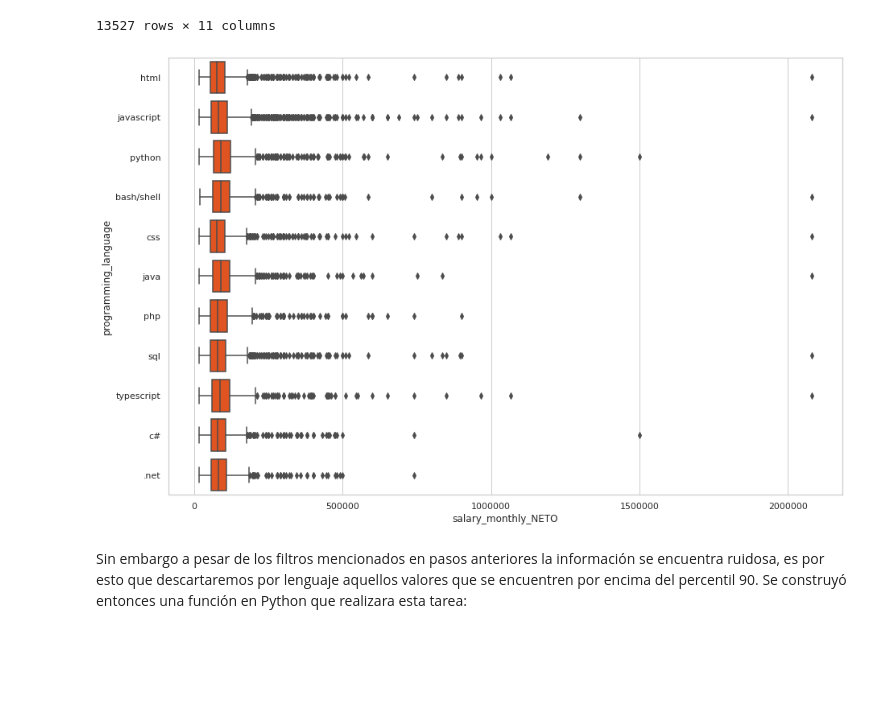
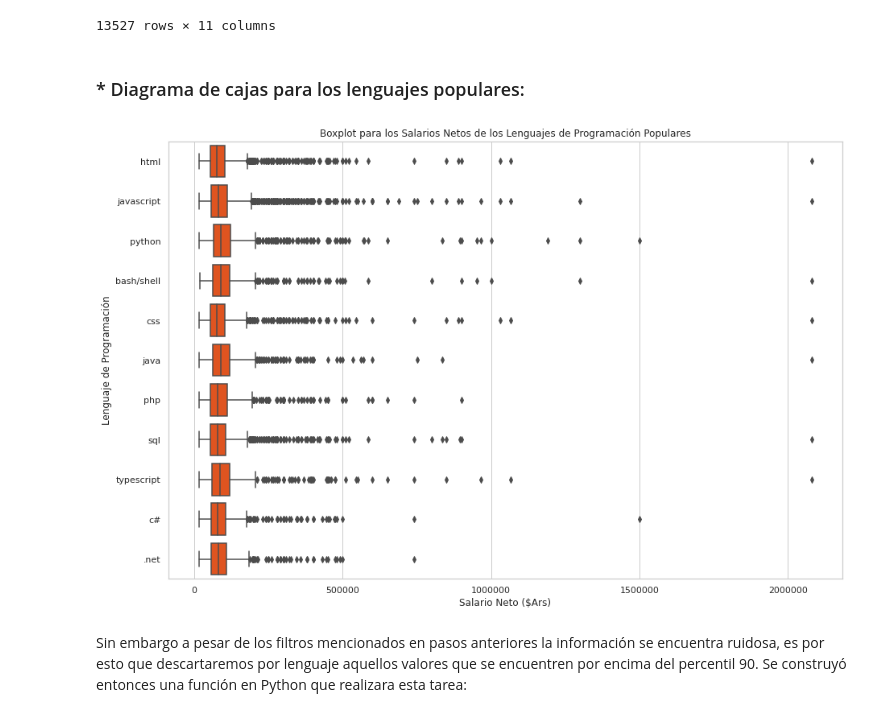
Before and after one commit to argennof/Data_A-V_2022, a Jupyter notebook: Grupo_24_Entregable_Parte_1.ipynb, the cells around one changed output. Cells and saved outputs as stored; diff of their text form; code cells hidden in the pictures; blank space fills up the shorter version.

```diff
--- a/Grupo_24_Entregable_Parte_1.ipynb
+++ b/Grupo_24_Entregable_Parte_1.ipynb
@@ -374,14 +382,17 @@ filtered_df_lang
 | 6090 | php | .NET, C#, COBOL, CSS, HTML, Javas... | 97000.0 | 99000.0 | ... |
 | 6090 | sql | .NET, C#, COBOL, CSS, HTML, Javas... | 97000.0 | 99000.0 | ... |
 13527 rows × 11 columns
+# %% [markdown]
+### * Diagrama de cajas para los lenguajes populares:
 # %%
 seaborn.set_theme(style="whitegrid")
 plt.figure(figsize=(15, 10))
 seaborn.boxplot(data=filtered_df_lang, x='salary_monthly_NETO', y='programming_language',
-                color='orangered')
+                color='orangered').set(title='Boxplot para los Salarios Netos de los Lenguajes de Programación Populares',
+                                                       xlabel='Salario Neto ($Ars)', ylabel='Lenguaje de Programación')
 plt.ticklabel_format(style='plain', axis='x')
 # %% [output]
-[figure, old version]
+[figure, new version]
 # %% [markdown]
 Sin embargo a pesar de los filtros mencionados en pasos anteriores la información se encuentra ruidosa, es por esto que descartaremos por lenguaje aquellos valores que se encuentren por encima del percentil 90. Se construyó entonces una función en Python que realizara esta tarea:
 # %%
```
Also changed, not shown: parts of 24 cells of this notebook.
